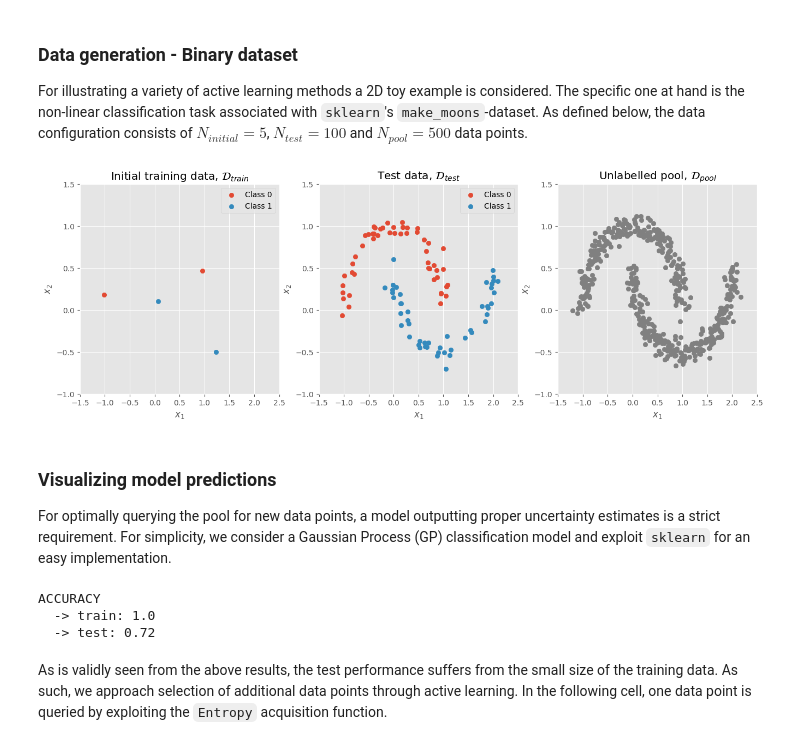
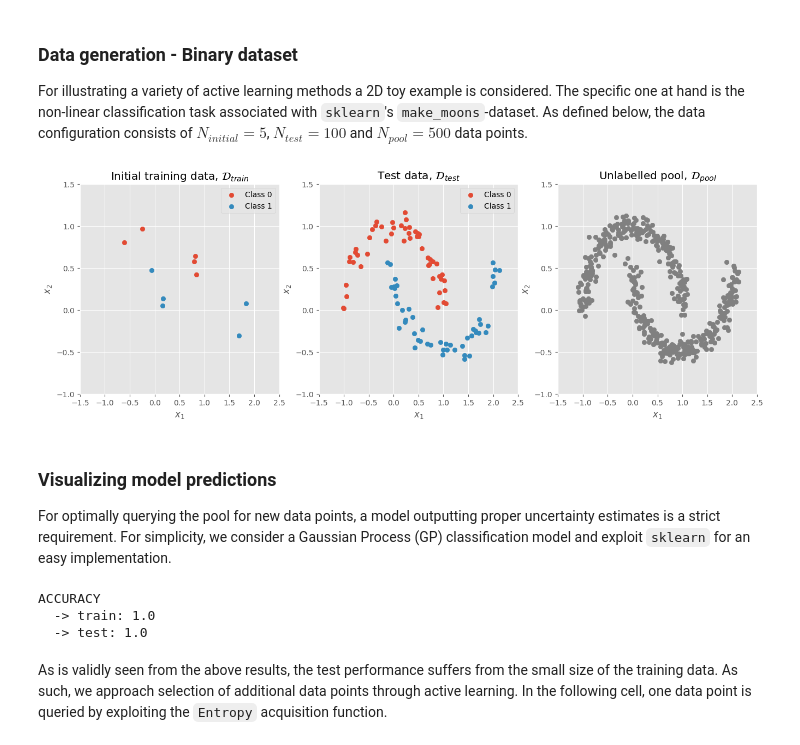
Before and after one commit to albertkjoller/abdl, a Jupyter notebook: notebooks/2D_exploration.ipynb, the cells around one changed output. Cells and saved outputs as stored; diff of their text form; code cells hidden in the pictures.

```diff
--- a/notebooks/2D_exploration.ipynb
+++ b/notebooks/2D_exploration.ipynb
@@ -31,19 +31,19 @@ For illustrating a variety of active learning methods a 2D toy example is consid
 # %%
 np.random.seed(0)
 
 # Define dataset sizes
-N_initial   = 2
+N_initial   = 5
 N_test      = 100
 N_pool      = 500
 num_classes = 2
 
 # Generate dataset partitions
 Xtrain, ytrain, Xtest, ytest, Xpool, ypool = generate_moons(N_initial_per_class=N_initial, N_test=N_test, N_pool=N_pool)
 
 # Plot the dataset partitions
 plot_moons(Xtrain, ytrain, Xtest, ytest, Xpool, ypool)
 # %% [output]
-[figure, old version]
+[figure, new version]
 # %% [markdown]
 ### Visualizing model predictions
 
@@ -51,7 +51,8 @@ For optimally querying the pool for new data points, a model outputting proper u
 # %%
 # Define model
 model           = GaussianProcessClassifier(1.0 * RBF(1.0))
-model.sample    = types.MethodType( GP_sample, model )
+sample_         = lambda self, X, n_samples, seed: (self.predict_proba(X), GP_sample(self, X, n_samples, seed))
+model.sample    = types.MethodType( sample_, model )
 
 # Train model
 model.fit(Xtrain, ytrain)
@@ -60,7 +61,7 @@ print(f"ACCURACY\n  -> train: {model.score(Xtrain, ytrain)}\n  -> test: {model.s
 # %% [output]
 ACCURACY
   -> train: 1.0
-  -> test: 0.72
+  -> test: 1.0
 # %% [markdown]
 As is validly seen from the above results, the test performance suffers from the small size of the training data. As such, we approach selection of additional data points through active learning. In the following cell, one data point is queried by exploiting the `Entropy` acquisition function.
 # %%
```
Also changed, not shown: parts of 18 cells of this notebook, 5 other files.
